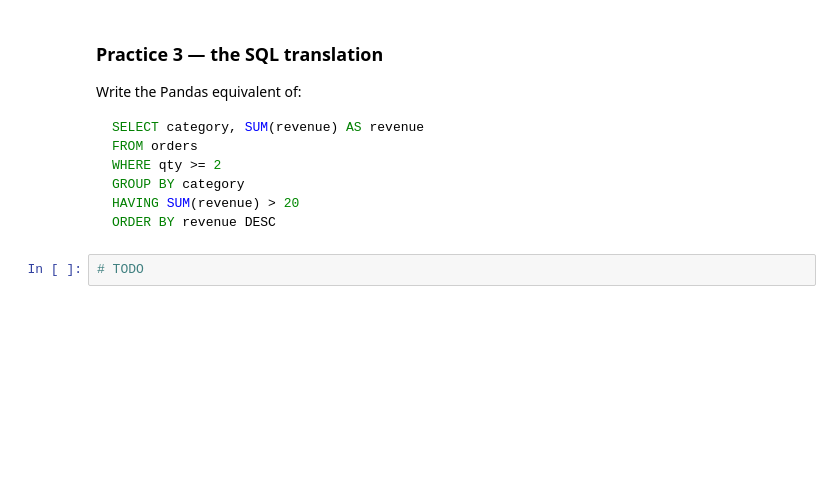
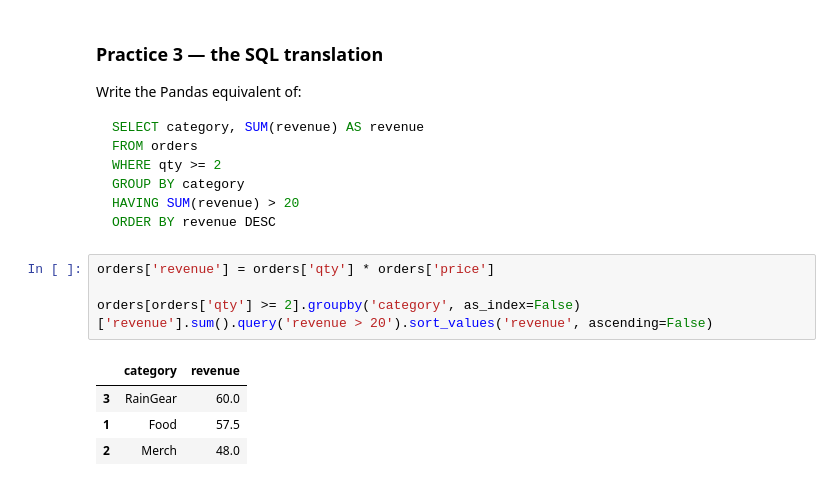
Before and after one commit to ahhill27/ds2002-fa26, a Jupyter notebook: notebooks/03-pandas-cleaning/2026-09-14 — SQL to Python to DataFrames — Lecture.ipynb, the cells around one changed output. Drawn from its saved outputs; the diff is of its cells as text; blank space fills up the shorter version.

````diff
--- a/notebooks/03-pandas-cleaning/2026-09-14 — SQL to Python to DataFrames — Lecture.ipynb
+++ b/notebooks/03-pandas-cleaning/2026-09-14 — SQL to Python to DataFrames — Lecture.ipynb
@@ -512,5 +532,12 @@ GROUP BY category
 HAVING SUM(revenue) > 20
 ORDER BY revenue DESC
 ```
-# %%
-# TODO
+# %%
+orders['revenue'] = orders['qty'] * orders['price']
+
+orders[orders['qty'] >= 2].groupby('category', as_index=False)['revenue'].sum().query('revenue > 20').sort_values('revenue', ascending=False)
+# %% [output]
+|  | category | revenue |
+| 3 | RainGear | 60.0 |
+| 1 | Food | 57.5 |
+| 2 | Merch | 48.0 |
````
Also changed, not shown: parts of 9 cells of this notebook.
